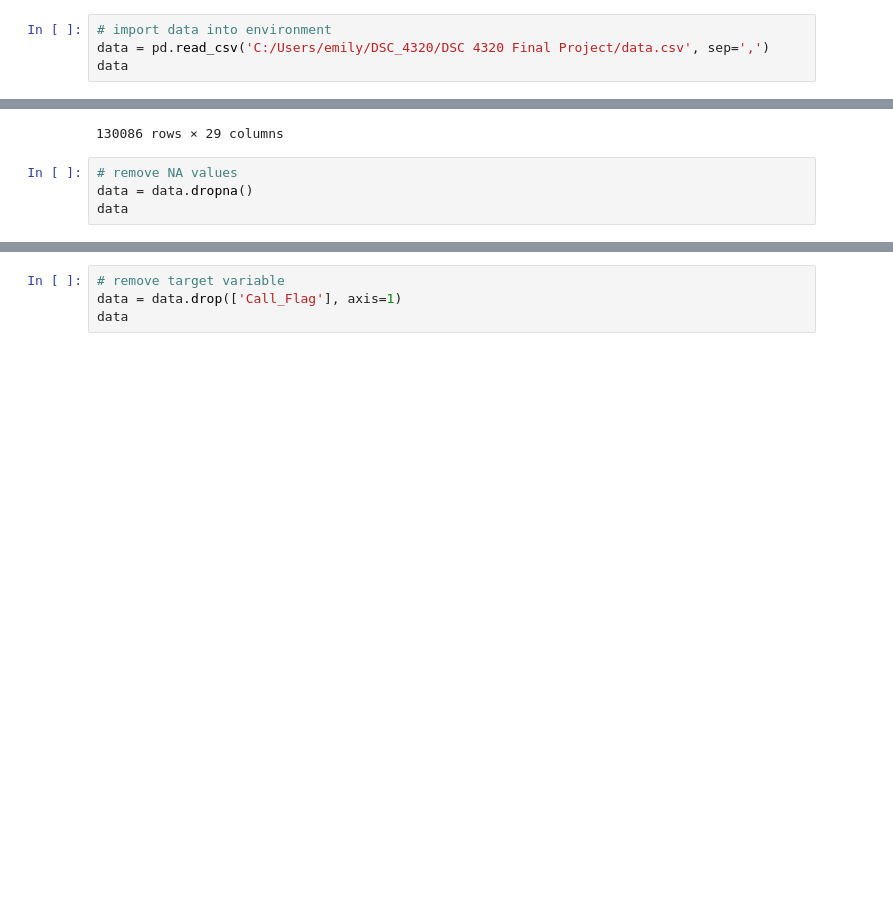
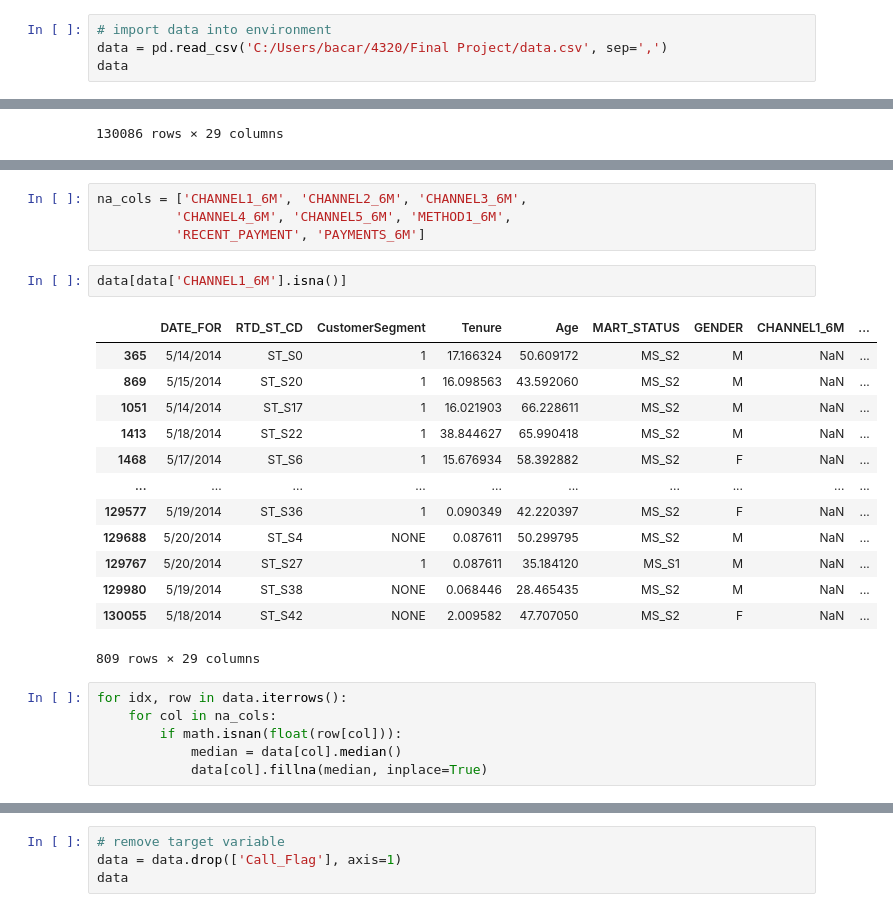
Before and after one commit to brockcarey/callpredict, a Jupyter notebook: DSC 4320 Final Project.ipynb, the cells around one changed output, grey strips where cells are left out. Saved outputs shown, nothing was run; the diff lists cells and outputs as text; blank space fills up the shorter version.

```diff
--- a/DSC 4320 Final Project.ipynb
+++ b/DSC 4320 Final Project.ipynb
@@ -17,6 +22,6 @@ from torch.utils.data import Dataset, DataLoader
 # %%
 # import data into environment
-data = pd.read_csv('C:/Users/emily/DSC_4320/DSC 4320 Final Project/data.csv', sep=',')
+data = pd.read_csv('C:/Users/bacar/4320/Final Project/data.csv', sep=',')
 data
 # %% [output]
 |  | DATE_FOR | RTD_ST_CD | CustomerSegment | Tenure | Age | MART_STATUS | GENDER | CHANNEL1_6M | ... |
@@ -32,7 +37,3 @@ data
 | 130084 | 5/15/2014 | ST_S14 | NONE | 0.087611 | 23.857632 | MS_S2 | M | 0.0 | ... |
 | 130085 | 5/19/2014 | ST_S9 | 3 | 9.434634 | 32.276523 | MS_S1 | F | 0.0 | ... |
 130086 rows × 29 columns
-# %%
-# remove NA values
-data = data.dropna()
-data
@@ -52,0 +64,26 @@ data
+# %%
+na_cols = ['CHANNEL1_6M', 'CHANNEL2_6M', 'CHANNEL3_6M',
+          'CHANNEL4_6M', 'CHANNEL5_6M', 'METHOD1_6M',
+          'RECENT_PAYMENT', 'PAYMENTS_6M']
+# %%
+data[data['CHANNEL1_6M'].isna()]
+# %% [output]
+|  | DATE_FOR | RTD_ST_CD | CustomerSegment | Tenure | Age | MART_STATUS | GENDER | CHANNEL1_6M | ... |
+| 365 | 5/14/2014 | ST_S0 | 1 | 17.166324 | 50.609172 | MS_S2 | M | NaN | ... |
+| 869 | 5/15/2014 | ST_S20 | 1 | 16.098563 | 43.592060 | MS_S2 | M | NaN | ... |
+| 1051 | 5/14/2014 | ST_S17 | 1 | 16.021903 | 66.228611 | MS_S2 | M | NaN | ... |
+| 1413 | 5/18/2014 | ST_S22 | 1 | 38.844627 | 65.990418 | MS_S2 | M | NaN | ... |
+| 1468 | 5/17/2014 | ST_S6 | 1 | 15.676934 | 58.392882 | MS_S2 | F | NaN | ... |
+| ... | ... | ... | ... | ... | ... | ... | ... | ... | ... |
+| 129577 | 5/19/2014 | ST_S36 | 1 | 0.090349 | 42.220397 | MS_S2 | F | NaN | ... |
+| 129688 | 5/20/2014 | ST_S4 | NONE | 0.087611 | 50.299795 | MS_S2 | M | NaN | ... |
+| 129767 | 5/20/2014 | ST_S27 | 1 | 0.087611 | 35.184120 | MS_S1 | M | NaN | ... |
+| 129980 | 5/19/2014 | ST_S38 | NONE | 0.068446 | 28.465435 | MS_S2 | M | NaN | ... |
+| 130055 | 5/18/2014 | ST_S42 | NONE | 2.009582 | 47.707050 | MS_S2 | F | NaN | ... |
+809 rows × 29 columns
+# %%
+for idx, row in data.iterrows():
+    for col in na_cols:
+        if math.isnan(float(row[col])):
+            median = data[col].median()
+            data[col].fillna(median, inplace=True)
```
Also changed, not shown: parts of 6 cells of this notebook.
